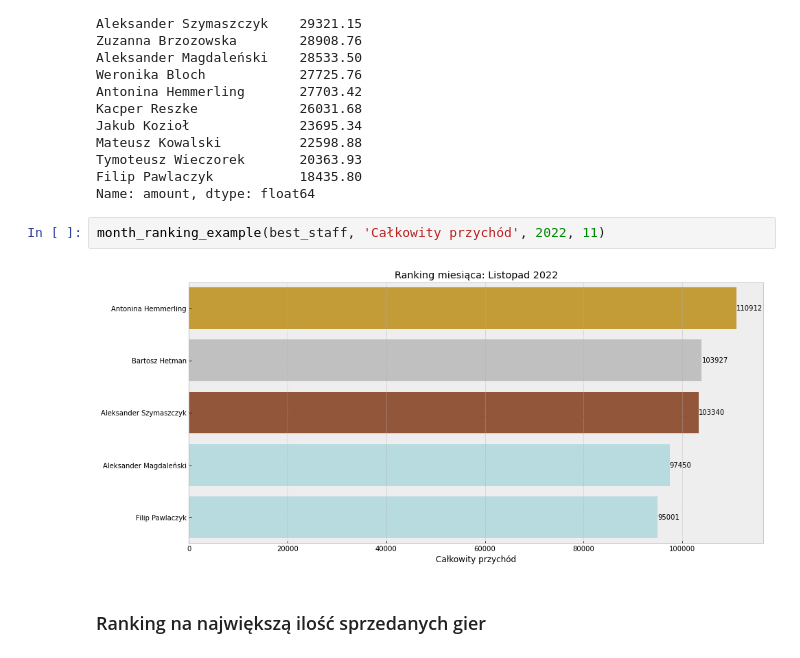
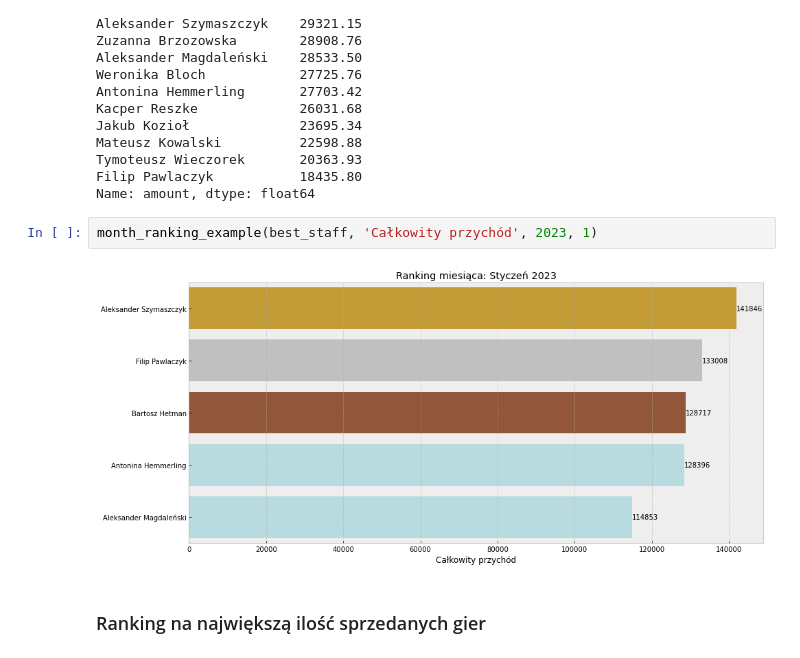
Before and after one commit to mweuro/Gameshop_database, a Jupyter notebook: Michal/analysis.ipynb, the cells around one changed output. Cells and saved outputs as stored; diff of their text form.

```diff
--- a/Michal/analysis.ipynb
+++ b/Michal/analysis.ipynb
@@ -144,9 +144,9 @@ Tymoteusz Wieczorek       20363.93
 Filip Pawlaczyk           18435.80
 Name: amount, dtype: float64
 # %%
-month_ranking_example(best_staff, 'Całkowity przychód', 2022, 11)
+month_ranking_example(best_staff, 'Całkowity przychód', 2023, 1)
 # %% [output]
-[figure, old version]
+[figure, new version]
 # %% [markdown]
 ### Ranking na największą ilość sprzedanych gier
 # %%
```
Also changed, not shown: parts of 18 cells of this notebook.
